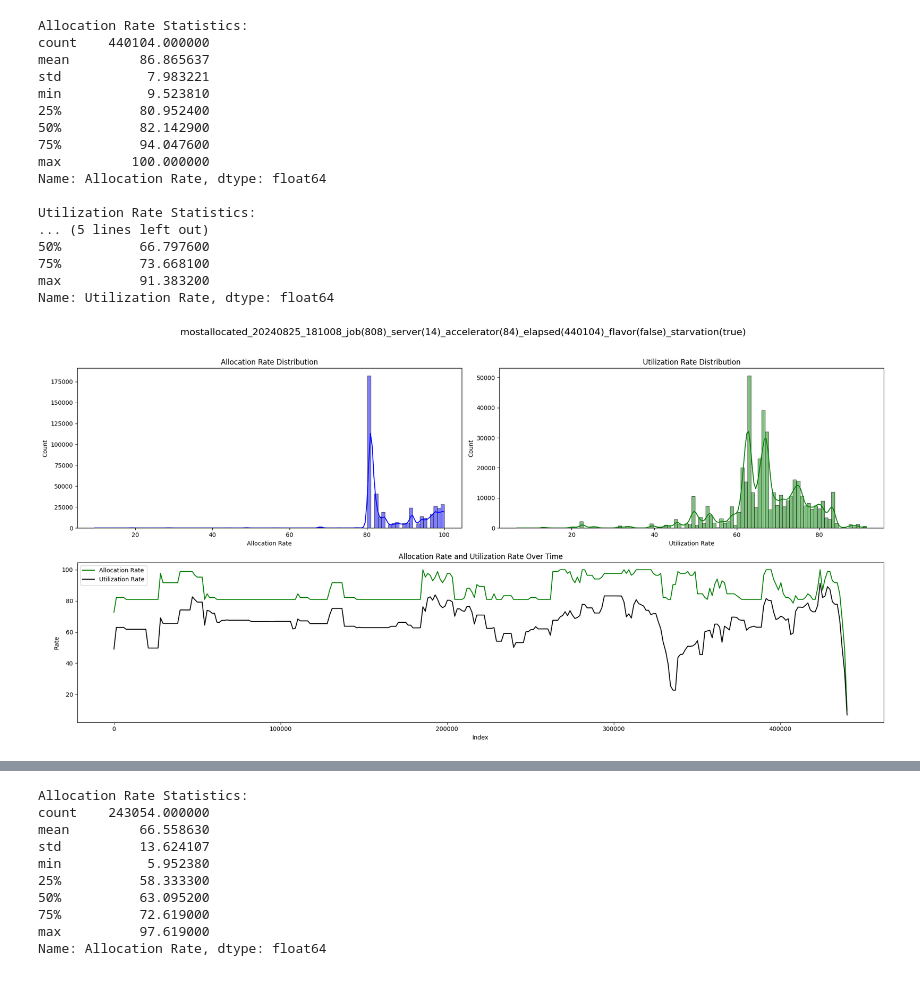
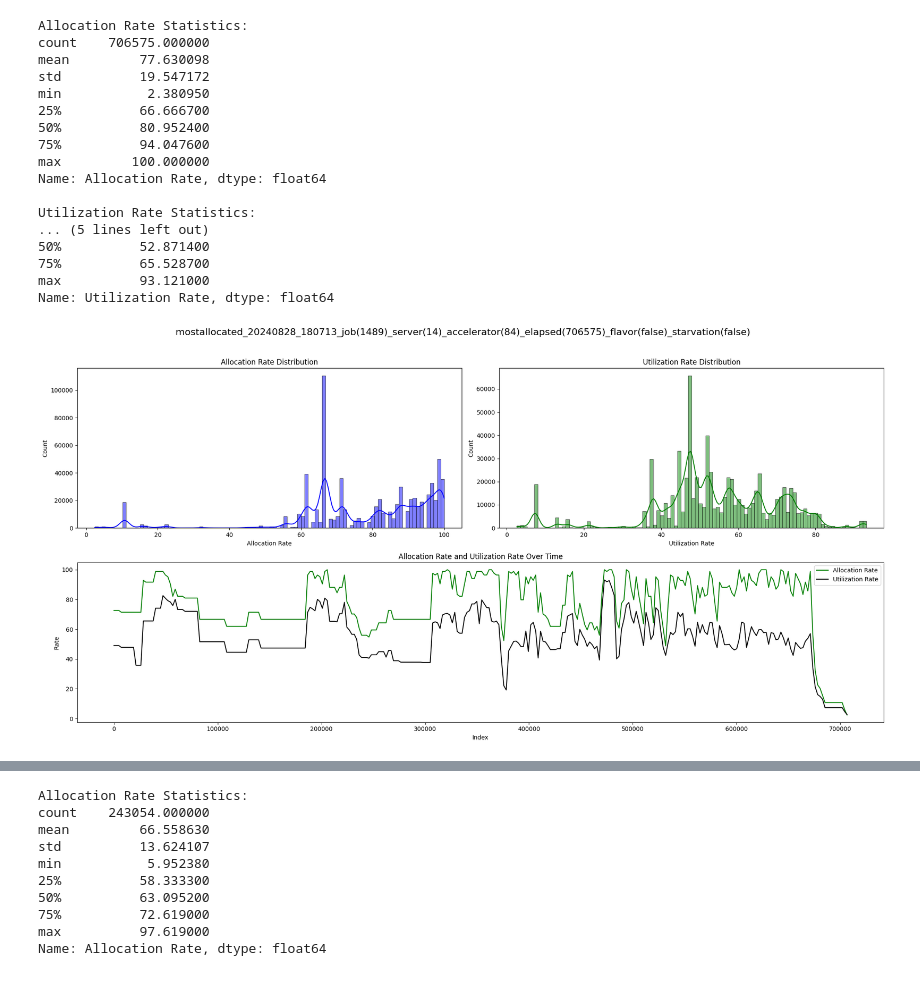
Before and after one commit to mystous/gpu_scheduler, a Jupyter notebook: gen_data/result_analysis.ipynb, the cells around one changed output, grey strips where cells are left out. Cells and saved outputs as stored; diff of their text form; code cells hidden in the pictures.

```diff
--- a/gen_data/result_analysis.ipynb
+++ b/gen_data/result_analysis.ipynb
@@ -96,22 +96,22 @@ Name: Utilization Rate, dtype: float64
 # %%
-plot_and_show_statistics_("mostallocated_20240825_181008_job(808)_server(14)_accelerator(84)_elapsed(440104)_flavor(false)_starvation(true).result", 100)
+plot_and_show_statistics_("mostallocated_20240828_180713_job(1489)_server(14)_accelerator(84)_elapsed(706575)_flavor(false)_starvation(false).result", 100)
 # %% [output]
 Allocation Rate Statistics:
-count    440104.000000
-mean         86.865637
-std           7.983221
-min           9.523810
-25%          80.952400
-50%          82.142900
+count    706575.000000
+mean         77.630098
+std          19.547172
+min           2.380950
+25%          66.666700
+50%          80.952400
 75%          94.047600
 max         100.000000
 Name: Allocation Rate, dtype: float64
 
 Utilization Rate Statistics:
 ... (5 lines left out)
-50%          66.797600
-75%          73.668100
-max          91.383200
+50%          52.871400
+75%          65.528700
+max          93.121000
 Name: Utilization Rate, dtype: float64
-[figure, old version]
+[figure, new version]
 # %%
```
Also changed, not shown: parts of 4 cells of this notebook, 23 other files.
